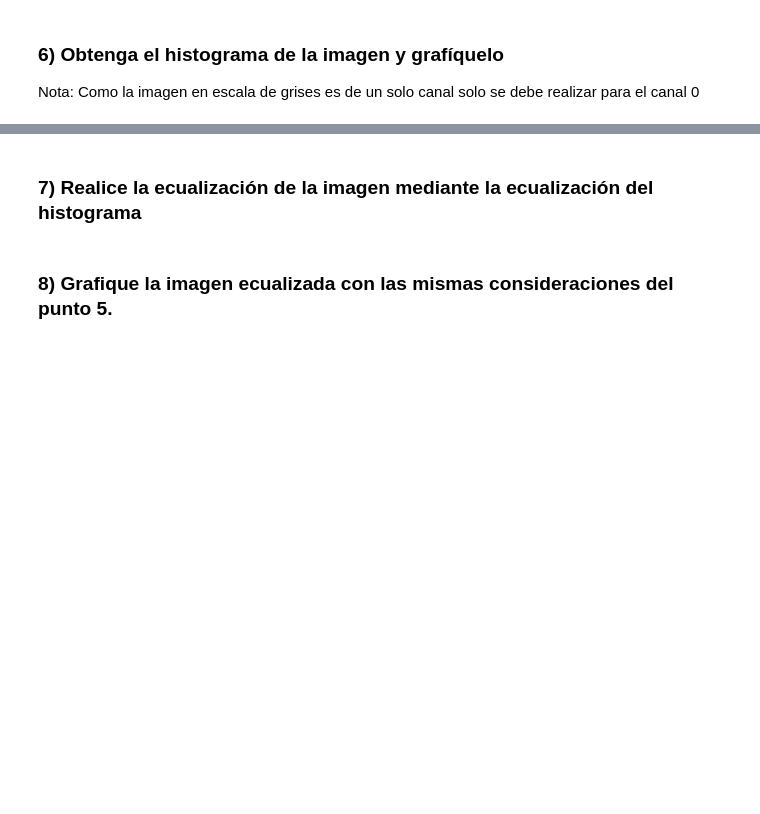
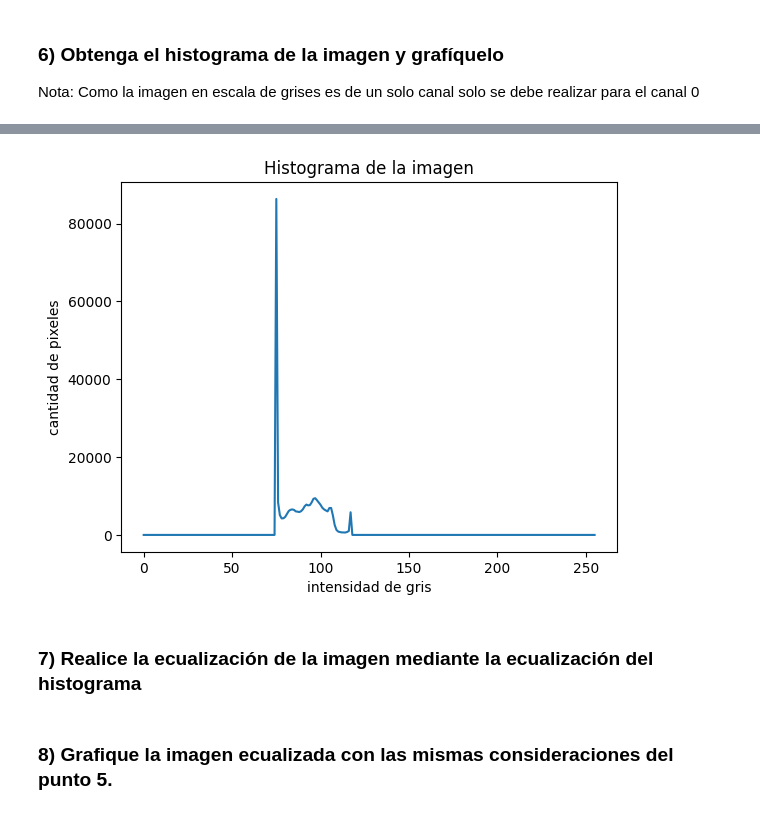
Before and after one commit to MiguelToro53/Info_2, a Jupyter notebook: Talleres/Taller_1_P3.ipynb, the cells around one changed output, grey strips where cells are left out. Drawn from its saved outputs; the diff is of its cells as text; code cells hidden in the pictures; blank space fills up the shorter version.

```diff
--- a/Talleres/Taller_1_P3.ipynb
+++ b/Talleres/Taller_1_P3.ipynb
@@ -43,2 +56,12 @@ Nota: Como la imagen en escala de grises es de un solo canal solo se debe realiz
+# %%
+hist = cv2.calcHist([img_g], [0], None, [256], [0,256])
+
+plt.plot(hist)
+plt.ylabel('cantidad de pixeles')
+plt.xlabel('intensidad de gris')
+plt.title('Histograma de la imagen')
+plt.show()
+# %% [output]
+[figure, added]
 # %% [markdown]
 ### 7) Realice la ecualización de la imagen mediante la ecualización del histograma
```
Also changed, not shown: parts of 18 cells of this notebook, 19 other files.
